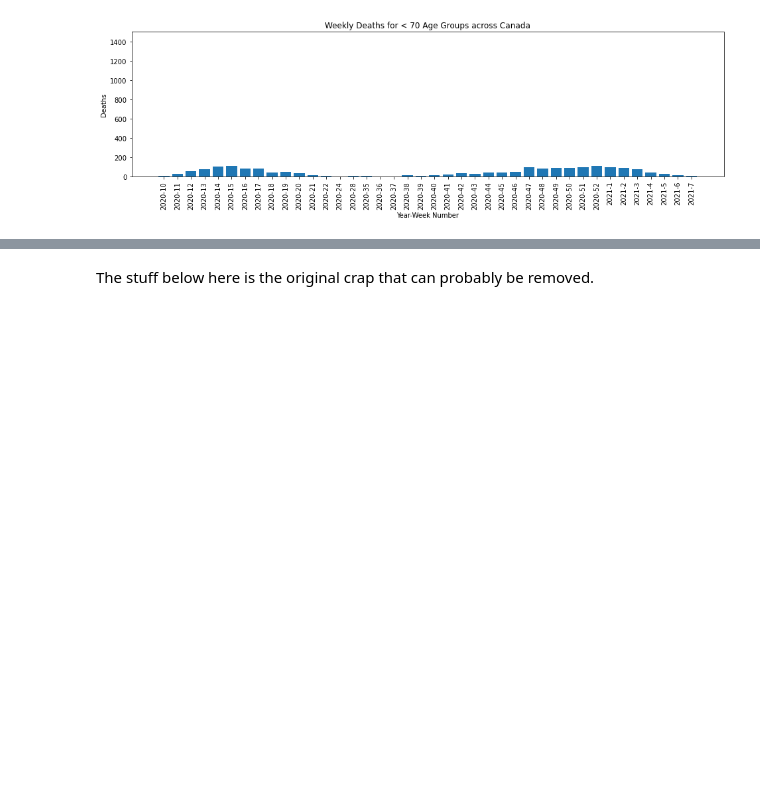
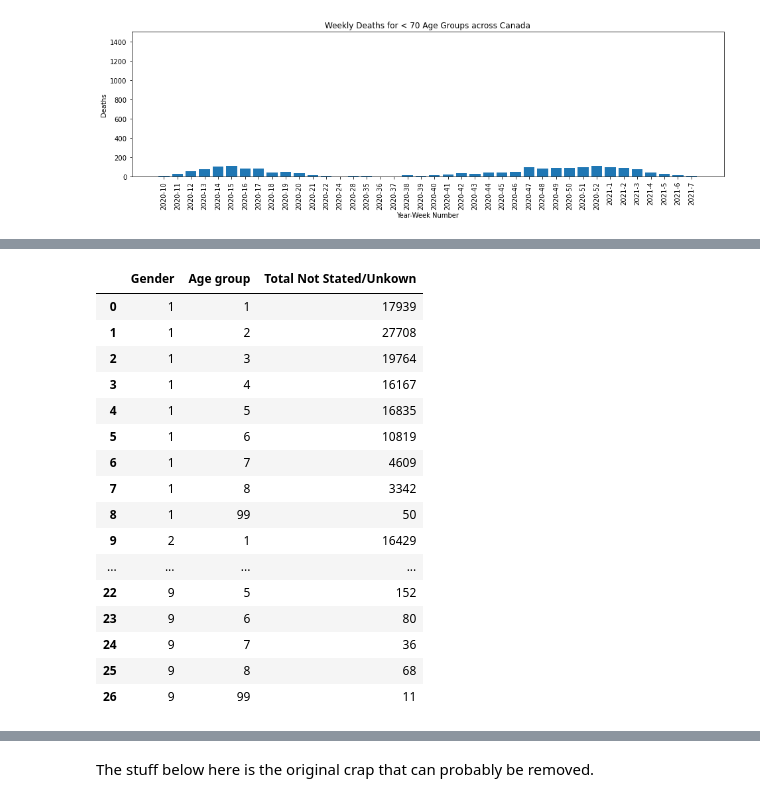
Before and after one commit to rkaunismaa/Covid19, a Jupyter notebook: COVID19-eng.ipynb, the cells around one changed output, grey strips where cells are left out. Cells and saved outputs as stored; diff of their text form; code cells hidden in the pictures; blank space fills up the shorter version.

```diff
--- a/COVID19-eng.ipynb
+++ b/COVID19-eng.ipynb
@@ -290,0 +233,6 @@ dtype: int64
+# %%
+groupBy = ['Gender','Age group']
+countColumn = 'Region'
+totalCases = covid19.groupby(groupBy)[[countColumn]].count().reset_index()
+totalCases.rename(columns = {countColumn:'Total Cases'}, inplace = True)
+totalCases.head()
@@ -290,0 +268,22 @@ dtype: int64
+# %%
+totalHospitalizedNSU = covid19.loc[(covid19['Hospital status'].isin([9]))].groupby(groupBy)[[countColumn]].count().reset_index()
+totalHospitalizedNSU.rename(columns = {countColumn:'Total Not Stated/Unkown'}, inplace = True)
+totalHospitalizedNSU.head()
+# %% [output]
+|  | Gender | Age group | Total Not Stated/Unkown |
+| 0 | 1 | 1 | 17939 |
+| 1 | 1 | 2 | 27708 |
+| 2 | 1 | 3 | 19764 |
+| 3 | 1 | 4 | 16167 |
+| 4 | 1 | 5 | 16835 |
+| 5 | 1 | 6 | 10819 |
+| 6 | 1 | 7 | 4609 |
+| 7 | 1 | 8 | 3342 |
+| 8 | 1 | 99 | 50 |
+| 9 | 2 | 1 | 16429 |
+| ... | ... | ... | ... |
+| 22 | 9 | 5 | 152 |
+| 23 | 9 | 6 | 80 |
+| 24 | 9 | 7 | 36 |
+| 25 | 9 | 8 | 68 |
+| 26 | 9 | 99 | 11 |
```
Also changed, not shown: parts of 14 cells of this notebook.
